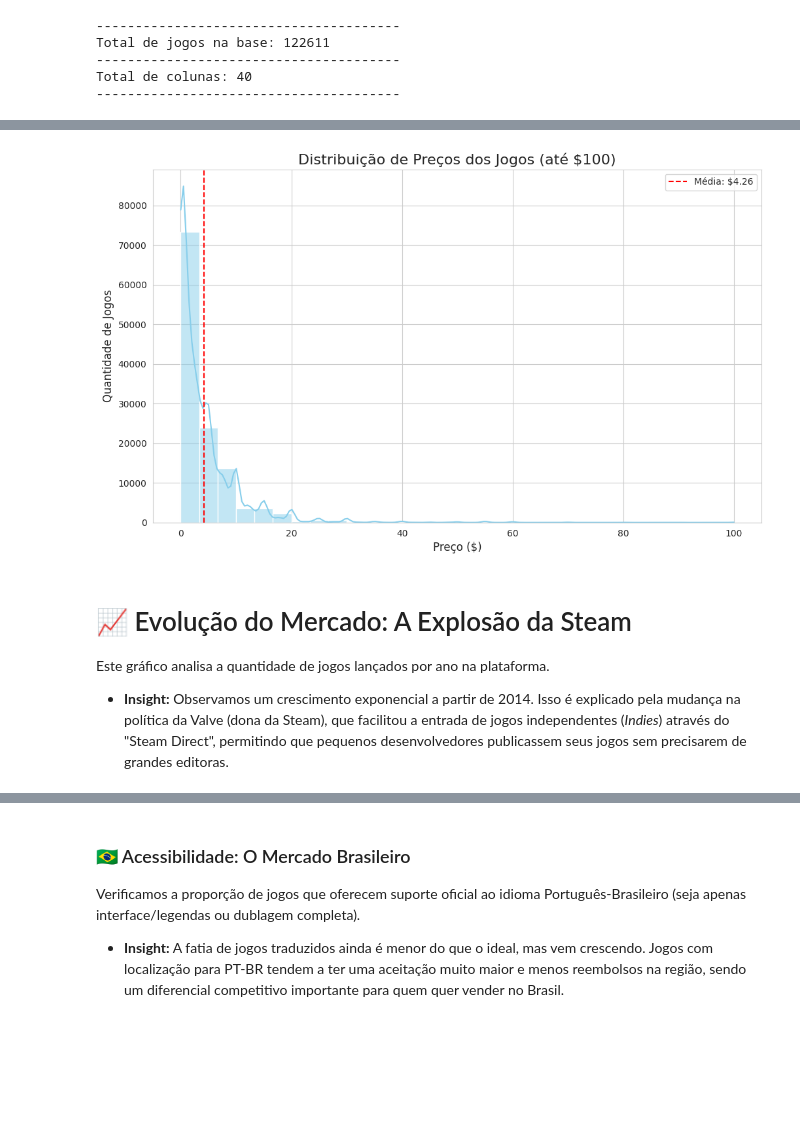
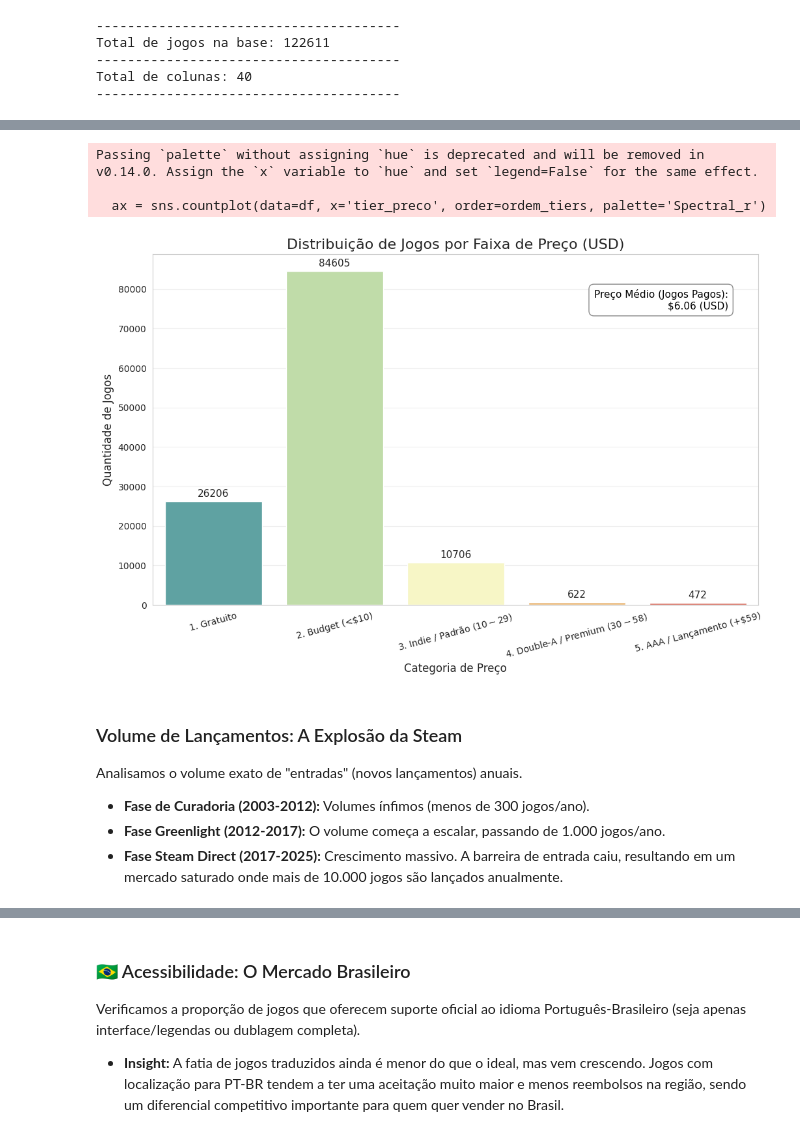
Before and after one commit to Raphides/Steam-BI, a Jupyter notebook: data_layer/raw/analytics.ipynb, the cells around one changed output, grey strips where cells are left out. Drawn from its saved outputs; the diff is of its cells as text; code cells hidden in the pictures; blank space fills up the shorter version.

Commit message:
Arrumando gráficos e markdown

```diff
--- a/data_layer/raw/analytics.ipynb
+++ b/data_layer/raw/analytics.ipynb
@@ -205,24 +256,62 @@ Correlação entre Preço e Nota: 0.183
 # %%
+import matplotlib.pyplot as plt
+import seaborn as sns
+import pandas as pd
+
+def classificar_tier_mercado(valor):
+    if valor == 0:
+        return '1. Gratuito'
+    elif valor < 10:
+        return '2. Budget (<$10)'
+    elif valor < 30:
+        return '3. Indie / Padrão ($10-$29)'
+    elif valor < 59:
+        return '4. Double-A / Premium ($30-$58)'
+    else:
+        return '5. AAA / Lançamento (+$59)'
+
+df['preco_num'] = pd.to_numeric(df['preco'], errors='coerce').fillna(0)
+df['tier_preco'] = df['preco_num'].apply(classificar_tier_mercado)
+
+media_pagos = df[df['preco_num'] > 0]['preco_num'].mean()
+
 plt.figure(figsize=(12, 7))
 
-# Filtrando preços extremos para visualizar melhor a maioria (até $100)
-df_hist = df[df['preco_num'] <= 100]
-media_preco = df_hist['preco_num'].mean()
+ordem_tiers = [
+    '1. Gratuito',
+    '2. Budget (<$10)',
+    '3. Indie / Padrão ($10-$29)',
+    '4. Double-A / Premium ($30-$58)',
+    '5. AAA / Lançamento (+$59)'
+]
 
-sns.histplot(data=df_hist, x='preco_num', kde=True, bins=30, color='skyblue')
+ax = sns.countplot(data=df, x='tier_preco', order=ordem_tiers, palette='Spectral_r')
 
-plt.axvline(media_preco, color='red', linestyle='--', label=f'Média: ${media_preco:.2f}')
+for container in ax.containers:
+    ax.bar_label(container, fmt='%d', padding=3, fontsize=11)
 
-plt.title("Distribuição de Preços dos Jogos (até $100)", fontsize=16)
-plt.xlabel("Preço ($)", fontsize=12)
+texto_info = f"Preço Médio (Jogos Pagos):\n${media_pagos:.2f} (USD)"
+plt.text(0.95, 0.90, texto_info, transform=ax.transAxes,
+         fontsize=11, color='black', backgroundcolor='#f0f0f0',
+         ha='right', va='top', bbox=dict(boxstyle="round,pad=0.5", facecolor='white', edgecolor='gray', alpha=0.9))
+
+plt.title("Distribuição de Jogos por Faixa de Preço (USD)", fontsize=16)
+plt.xlabel("Categoria de Preço", fontsize=12)
 plt.ylabel("Quantidade de Jogos", fontsize=12)
-plt.legend()
+plt.xticks(rotation=15)
+plt.grid(axis='y', alpha=0.3)
+
 plt.show()
 # %% [output]
+Passing `palette` without assigning `hue` is deprecated and will be removed in v0.14.0. Assign the `x` variable to `hue` and set `legend=False` for the same effect.
+
+  ax = sns.countplot(data=df, x='tier_preco', order=ordem_tiers, palette='Spectral_r')
-[figure, old version]
+[figure, new version]
 # %% [markdown]
-# 📈 Evolução do Mercado: A Explosão da Steam
+### Volume de Lançamentos: A Explosão da Steam
 
-Este gráfico analisa a quantidade de jogos lançados por ano na plataforma.
-* **Insight:** Observamos um crescimento exponencial a partir de 2014. Isso é explicado pela mudança na política da Valve (dona da Steam), que facilitou a entrada de jogos independentes (*Indies*) através do "Steam Direct", permitindo que pequenos desenvolvedores publicassem seus jogos sem precisarem de grandes editoras.
+Analisamos o volume exato de "entradas" (novos lançamentos) anuais.
+* **Fase de Curadoria (2003-2012):** Volumes ínfimos (menos de 300 jogos/ano).
+* **Fase Greenlight (2012-2017):** O volume começa a escalar, passando de 1.000 jogos/ano.
+* **Fase Steam Direct (2017-2025):** Crescimento massivo. A barreira de entrada caiu, resultando em um mercado saturado onde mais de 10.000 jogos são lançados anualmente.
 # %%
```
Also changed, not shown: parts of 7 cells of this notebook.
